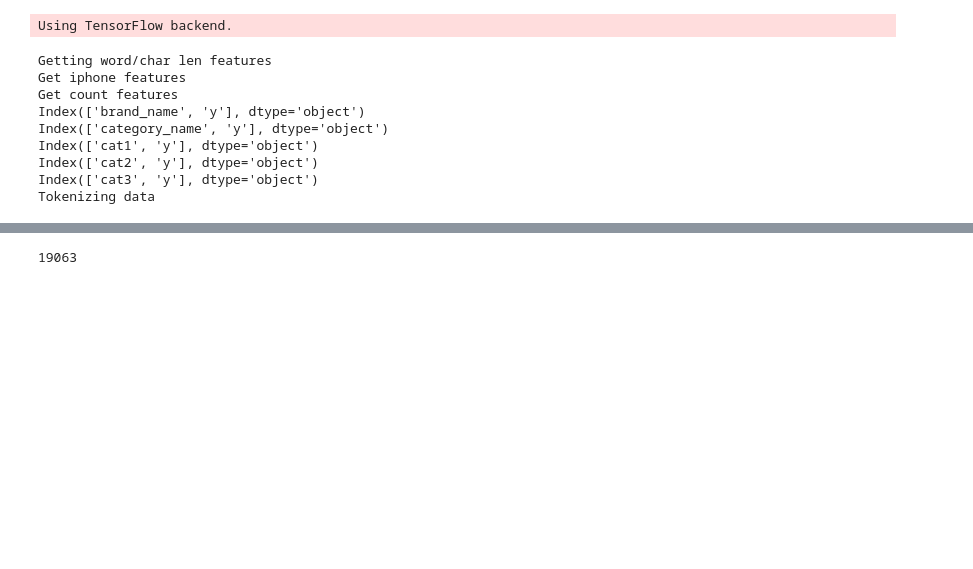
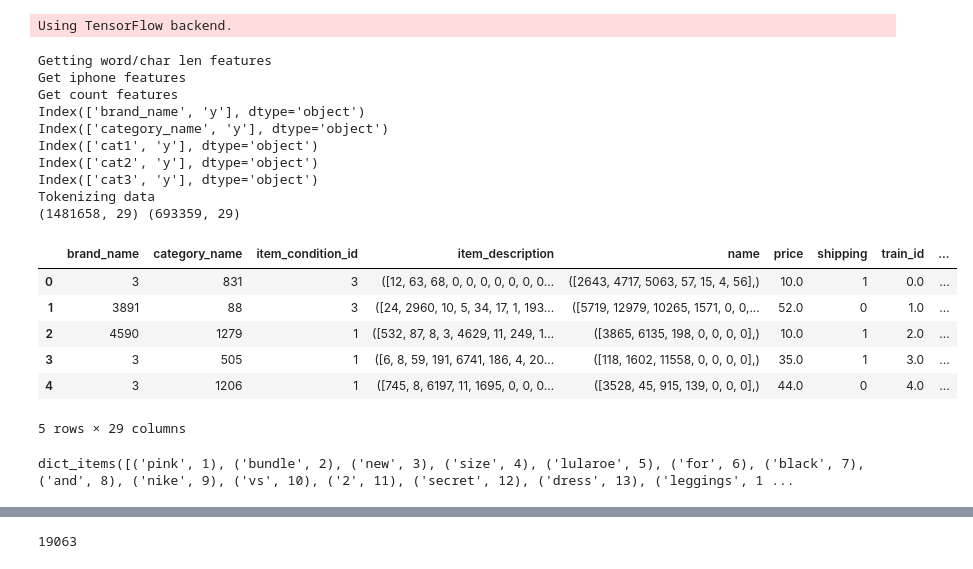
Before and after one commit to mohsinkhn/Mercari_competition, a Jupyter notebook: NNET_exp2.ipynb, the cells around one changed output, grey strips where cells are left out. Drawn from its saved outputs; the diff is of its cells as text; code cells hidden in the pictures; blank space fills up the shorter version.

```diff
--- a/NNET_exp2.ipynb
+++ b/NNET_exp2.ipynb
@@ -263,7 +263,7 @@ def read_data(in_path, out_path):
         tok_name  = Tokenizer(20000)
         tok_name.fit_on_texts(data['name'].astype(str))
 
-        tok_desc= Tokenizer(100000)
+        tok_desc= Tokenizer(50000)
         tok_desc.fit_on_texts(data['item_description'].astype(str))
 
         tok_desc2 = Tokenizer(20000)
@@ -299,7 +299,7 @@ def read_data(in_path, out_path):
         #train_data.to_pickle(os.path.join(out_path, 'train_2.pkl'))
         #test_data.to_pickle(os.path.join(out_path, 'test_2.pkl'))
 
-        return train_data, test_data
+        return train_data, test_data, tok_name, tok_desc, tok_desc2
 # %% [output]
 Using TensorFlow backend.
 # %%
@@ -453,24 +476,36 @@ def add_ngrams(text, ngram=2):
     return ' '.join(out_list[:-1])
 # %%
 #Read data
-train_data, test_data = read_data("../input", "./")
+train_data, test_data, tok_name, tok_desc, tok_desc2 = read_data("../input", "./")
 print(train_data.shape, test_data.shape)
 train_data.head()
 # %% [output]
 Getting word/char len features
 Get iphone features
 Get count features
 Index(['brand_name', 'y'], dtype='object')
 Index(['category_name', 'y'], dtype='object')
 Index(['cat1', 'y'], dtype='object')
 Index(['cat2', 'y'], dtype='object')
 Index(['cat3', 'y'], dtype='object')
 Tokenizing data
+(1481658, 29) (693359, 29)
+|  | brand_name | category_name | item_condition_id | item_description | name | price | shipping | train_id | ... |
+| 0 | 3 | 831 | 3 | ([12, 63, 68, 0, 0, 0, 0, 0, 0, 0... | ([2643, 4717, 5063, 57, 15, 4, 56],) | 10.0 | 1 | 0.0 | ... |
+| 1 | 3891 | 88 | 3 | ([24, 2960, 10, 5, 34, 17, 1, 193... | ([5719, 12979, 10265, 1571, 0, 0,... | 52.0 | 0 | 1.0 | ... |
+| 2 | 4590 | 1279 | 1 | ([532, 87, 8, 3, 4629, 11, 249, 1... | ([3865, 6135, 198, 0, 0, 0, 0],) | 10.0 | 1 | 2.0 | ... |
+| 3 | 3 | 505 | 1 | ([6, 8, 59, 191, 6741, 186, 4, 20... | ([118, 1602, 11558, 0, 0, 0, 0],) | 35.0 | 1 | 3.0 | ... |
+| 4 | 3 | 1206 | 1 | ([745, 8, 6197, 11, 1695, 0, 0, 0... | ([3528, 45, 915, 139, 0, 0, 0],) | 44.0 | 0 | 4.0 | ... |
+5 rows × 29 columns
 # %%
 X = train_data
 y = np.log1p(train_data.price)
 
 cvlist= list(KFold(5, random_state=786).split(X, y))
+# %%
+tok_name.word_index.items()
+# %% [output]
+dict_items([('pink', 1), ('bundle', 2), ('new', 3), ('size', 4), ('lularoe', 5), ('for', 6), ('black', 7), ('and', 8), ('nike', 9), ('vs', 10), ('2', 11), ('secret', 12), ('dress', 13), ('leggings', 1 ...
 # %%
 nnet1 = EM_NNRegressor(embed_cols=['brand_name','category_name','item_condition_id', 'cat1', 'cat2', 'cat3'],
                   embed_dims=[(6000, 40),(1500, 30), (5,4), (15,4), (120, 10), (900, 20)],
```
Also changed, not shown: parts of 2 cells of this notebook, 20 other files.
